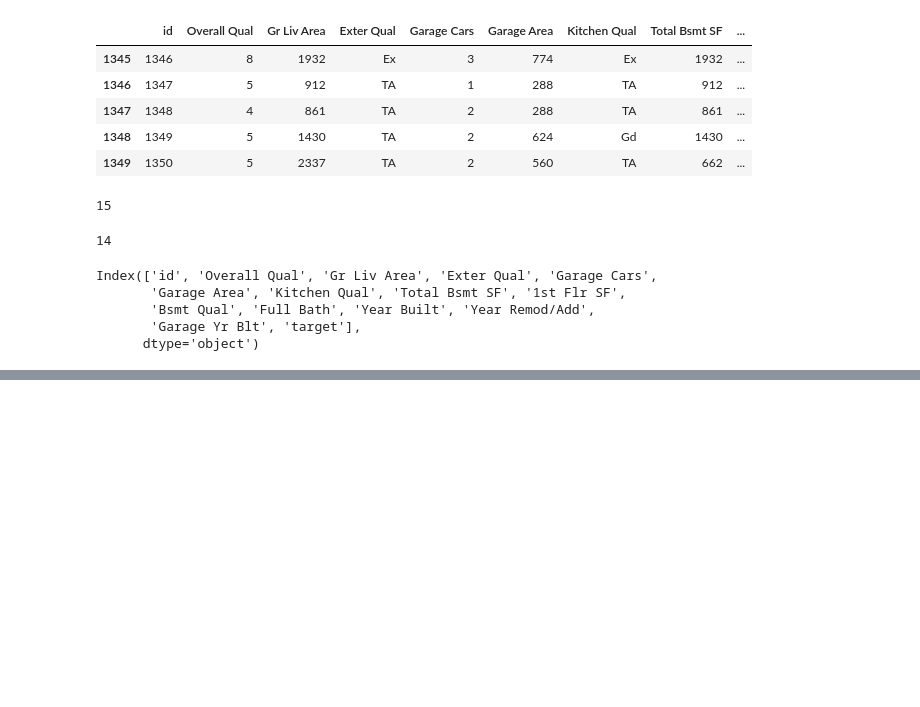
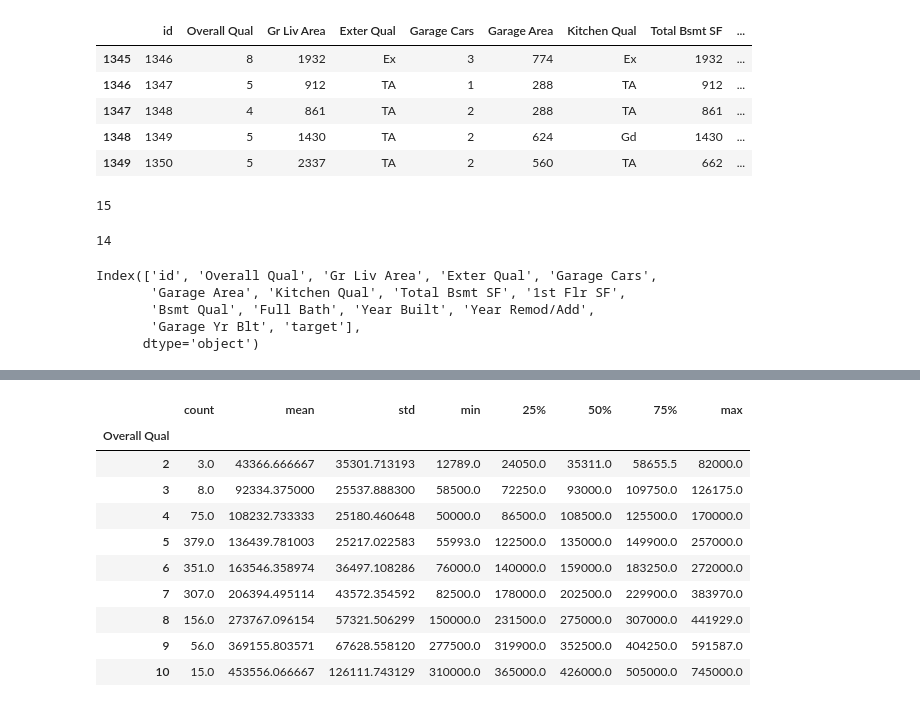
Before and after one commit to ggpp200/corap, a Jupyter notebook: house.ipynb, the cells around one changed output, grey strips where cells are left out. Saved outputs shown, nothing was run; the diff lists cells and outputs as text; code cells hidden in the pictures; blank space fills up the shorter version.

```diff
--- a/house.ipynb
+++ b/house.ipynb
@@ -133,0 +198,14 @@ Index(['id', 'Overall Qual', 'Gr Liv Area', 'Exter Qual', 'Garage Cars',
+# %%
+train.groupby('Overall Qual')['target'].describe()
+# %% [output]
+|  | count | mean | std | min | 25% | 50% | 75% | max |
+| Overall Qual |  |  |  |  |  |  |  |  |
+| 2 | 3.0 | 43366.666667 | 35301.713193 | 12789.0 | 24050.0 | 35311.0 | 58655.5 | 82000.0 |
+| 3 | 8.0 | 92334.375000 | 25537.888300 | 58500.0 | 72250.0 | 93000.0 | 109750.0 | 126175.0 |
+| 4 | 75.0 | 108232.733333 | 25180.460648 | 50000.0 | 86500.0 | 108500.0 | 125500.0 | 170000.0 |
+| 5 | 379.0 | 136439.781003 | 25217.022583 | 55993.0 | 122500.0 | 135000.0 | 149900.0 | 257000.0 |
+| 6 | 351.0 | 163546.358974 | 36497.108286 | 76000.0 | 140000.0 | 159000.0 | 183250.0 | 272000.0 |
+| 7 | 307.0 | 206394.495114 | 43572.354592 | 82500.0 | 178000.0 | 202500.0 | 229900.0 | 383970.0 |
+| 8 | 156.0 | 273767.096154 | 57321.506299 | 150000.0 | 231500.0 | 275000.0 | 307000.0 | 441929.0 |
+| 9 | 56.0 | 369155.803571 | 67628.558120 | 277500.0 | 319900.0 | 352500.0 | 404250.0 | 591587.0 |
+| 10 | 15.0 | 453556.066667 | 126111.743129 | 310000.0 | 365000.0 | 426000.0 | 505000.0 | 745000.0 |
```
Also changed, not shown: parts of 4 cells of this notebook.
